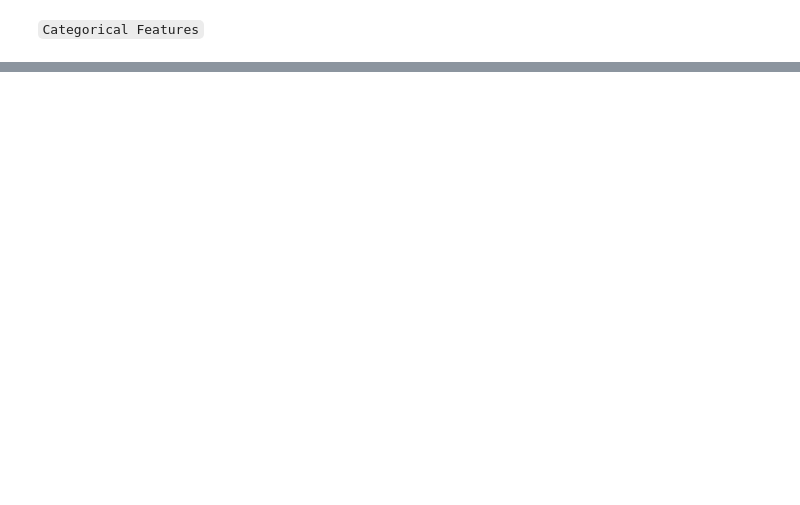
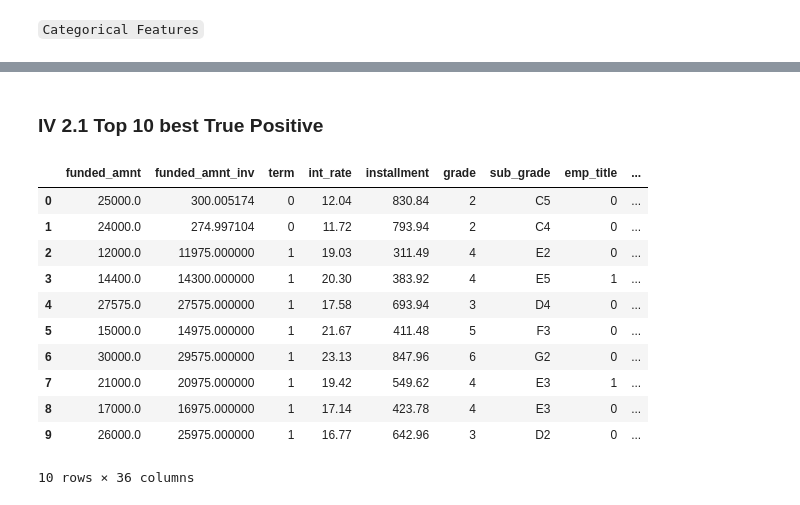
Before and after one commit to namtran6701/Default-Prediction, a Jupyter notebook: NamTran_notebook.ipynb, the cells around one changed output, grey strips where cells are left out. Drawn from its saved outputs; the diff is of its cells as text; code cells hidden in the pictures; blank space fills up the shorter version.

```diff
--- a/NamTran_notebook.ipynb
+++ b/NamTran_notebook.ipynb
@@ -869,0 +898,27 @@ for i, var in enumerate(categorical_features[:3]):
+# %% [markdown]
+### IV 2.1 Top 10 best True Positive
+# %%
+X_test['pred']= tuned_xgb_pred
+X_test['pred_proba']= tuned_xgb_pred_prob
+X_test['loan_status'] = y_test
+# %%
+top_10_tp = (X_test
+             .query('loan_status == pred and loan_status == 1')
+             .sort_values(by='pred_proba', ascending=False)
+             .head(10)
+             .reset_index(drop=True)
+)
+top_10_tp.head(10)
+# %% [output]
+|  | funded_amnt | funded_amnt_inv | term | int_rate | installment | grade | sub_grade | emp_title | ... |
+| 0 | 25000.0 | 300.005174 | 0 | 12.04 | 830.84 | 2 | C5 | 0 | ... |
+| 1 | 24000.0 | 274.997104 | 0 | 11.72 | 793.94 | 2 | C4 | 0 | ... |
+| 2 | 12000.0 | 11975.000000 | 1 | 19.03 | 311.49 | 4 | E2 | 0 | ... |
+| 3 | 14400.0 | 14300.000000 | 1 | 20.30 | 383.92 | 4 | E5 | 1 | ... |
+| 4 | 27575.0 | 27575.000000 | 1 | 17.58 | 693.94 | 3 | D4 | 0 | ... |
+| 5 | 15000.0 | 14975.000000 | 1 | 21.67 | 411.48 | 5 | F3 | 0 | ... |
+| 6 | 30000.0 | 29575.000000 | 1 | 23.13 | 847.96 | 6 | G2 | 0 | ... |
+| 7 | 21000.0 | 20975.000000 | 1 | 19.42 | 549.62 | 4 | E3 | 1 | ... |
+| 8 | 17000.0 | 16975.000000 | 1 | 17.14 | 423.78 | 4 | E3 | 0 | ... |
+| 9 | 26000.0 | 25975.000000 | 1 | 16.77 | 642.96 | 3 | D2 | 0 | ... |
+10 rows × 36 columns
```
Also changed, not shown: parts of 20 cells of this notebook, 2 other files.
